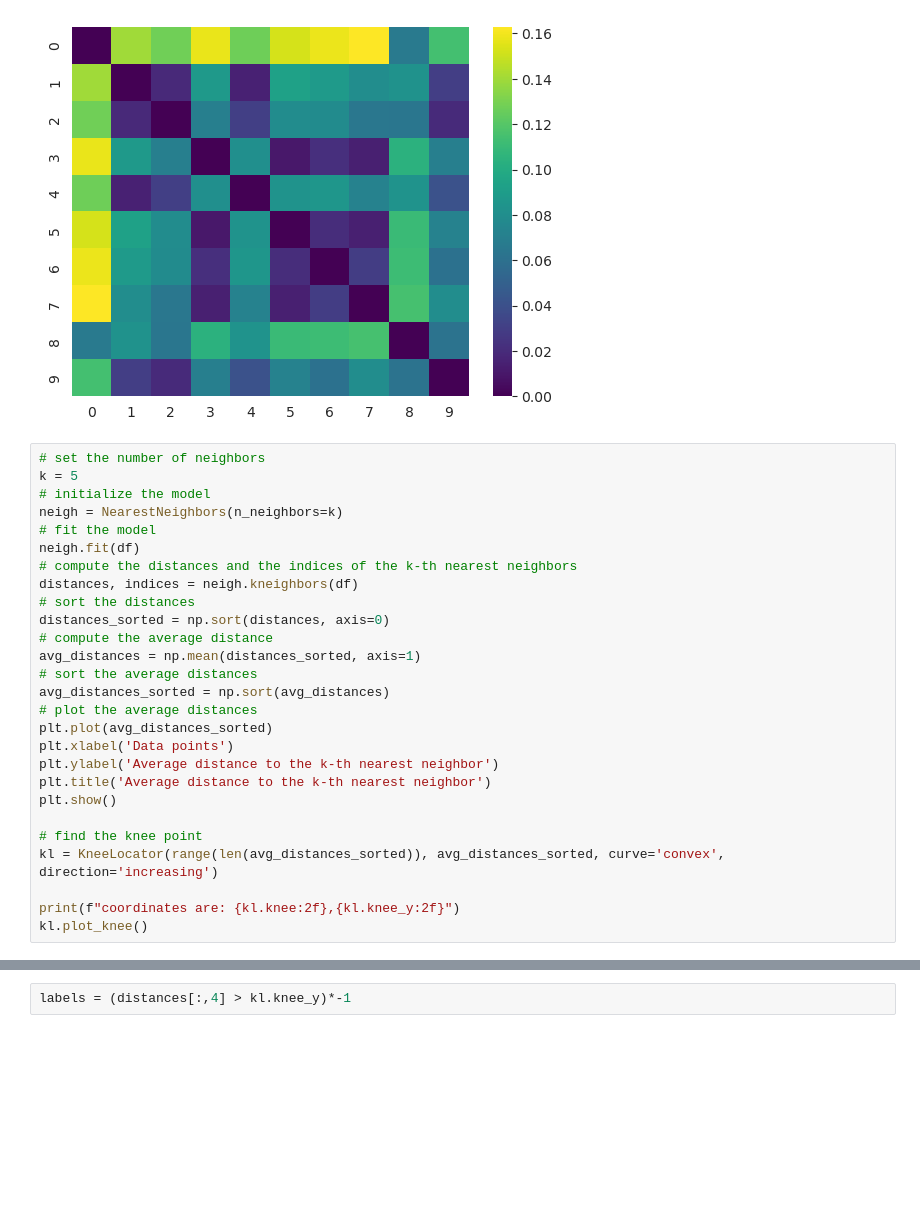
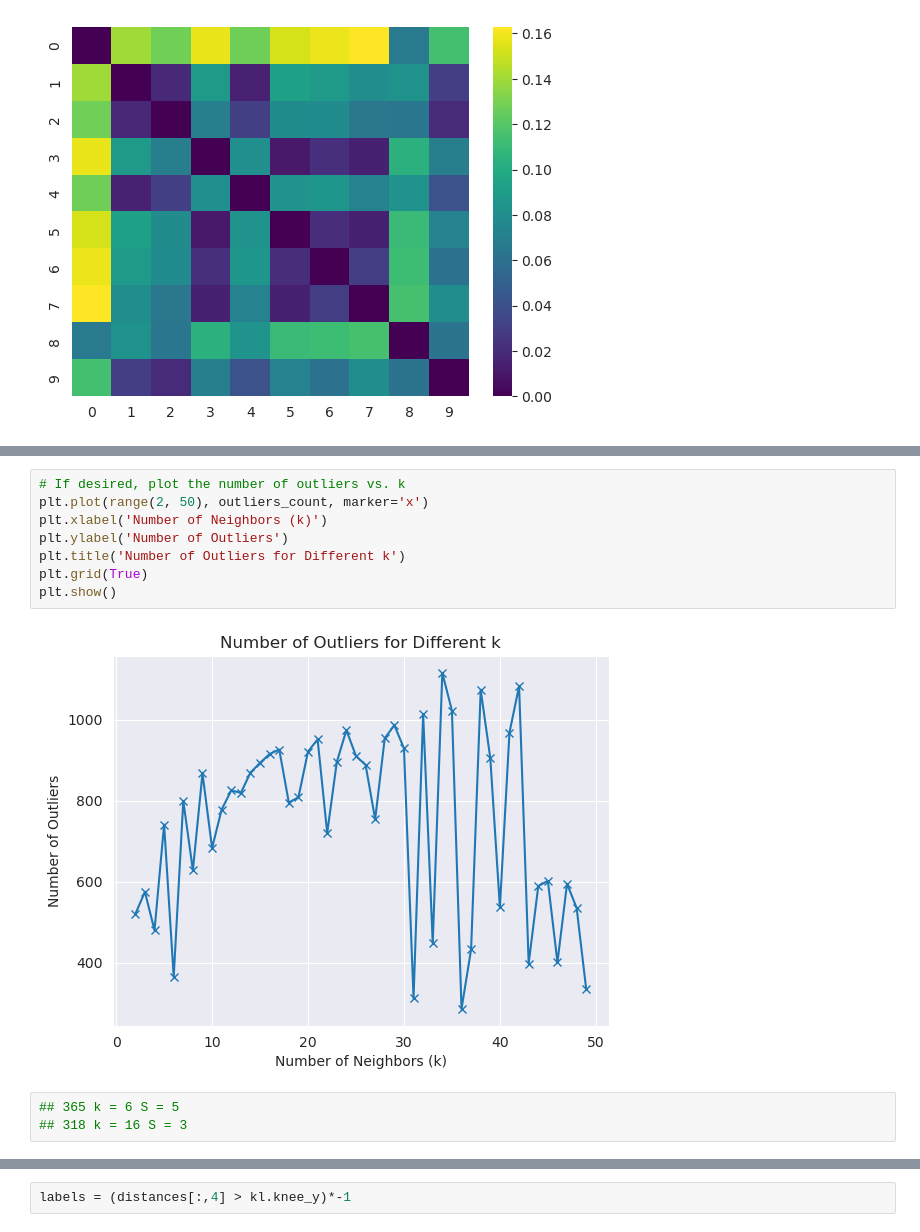
Before and after one commit to arcticronin/anomaly_detection, a Jupyter notebook: knn.ipynb, the cells around one changed output, grey strips where cells are left out. Drawn from its saved outputs; the diff is of its cells as text; blank space fills up the shorter version.

```diff
--- a/knn.ipynb
+++ b/knn.ipynb
@@ -22,30 +24,3 @@ sns.heatmap(distance_matrix[:10,:10], cmap='viridis')
 # %% [output]
 <Axes: >
 [figure]
-# %%
-# set the number of neighbors
-k = 5
-# initialize the model
-neigh = NearestNeighbors(n_neighbors=k)
-# fit the model
-neigh.fit(df)
-# compute the distances and the indices of the k-th nearest neighbors
-distances, indices = neigh.kneighbors(df)
-# sort the distances
-distances_sorted = np.sort(distances, axis=0)
-# compute the average distance
-avg_distances = np.mean(distances_sorted, axis=1)
-# sort the average distances
-avg_distances_sorted = np.sort(avg_distances)
-# plot the average distances
-plt.plot(avg_distances_sorted)
-plt.xlabel('Data points')
-plt.ylabel('Average distance to the k-th nearest neighbor')
-plt.title('Average distance to the k-th nearest neighbor')
-plt.show()
-
-# find the knee point
-kl = KneeLocator(range(len(avg_distances_sorted)), avg_distances_sorted, curve='convex', direction='increasing')
-
-print(f"coordinates are: {kl.knee:2f},{kl.knee_y:2f}")
-kl.plot_knee()
@@ -55,0 +85,13 @@ coordinates are: 7166.000000,0.803368
+# %%
+# If desired, plot the number of outliers vs. k
+plt.plot(range(2, 50), outliers_count, marker='x')
+plt.xlabel('Number of Neighbors (k)')
+plt.ylabel('Number of Outliers')
+plt.title('Number of Outliers for Different k')
+plt.grid(True)
+plt.show()
+# %% [output]
+[figure, added]
+# %%
+## 365 k = 6 S = 5
+## 318 k = 16 S = 3
```
Also changed, not shown: parts of 10 cells of this notebook, 22 other files.
